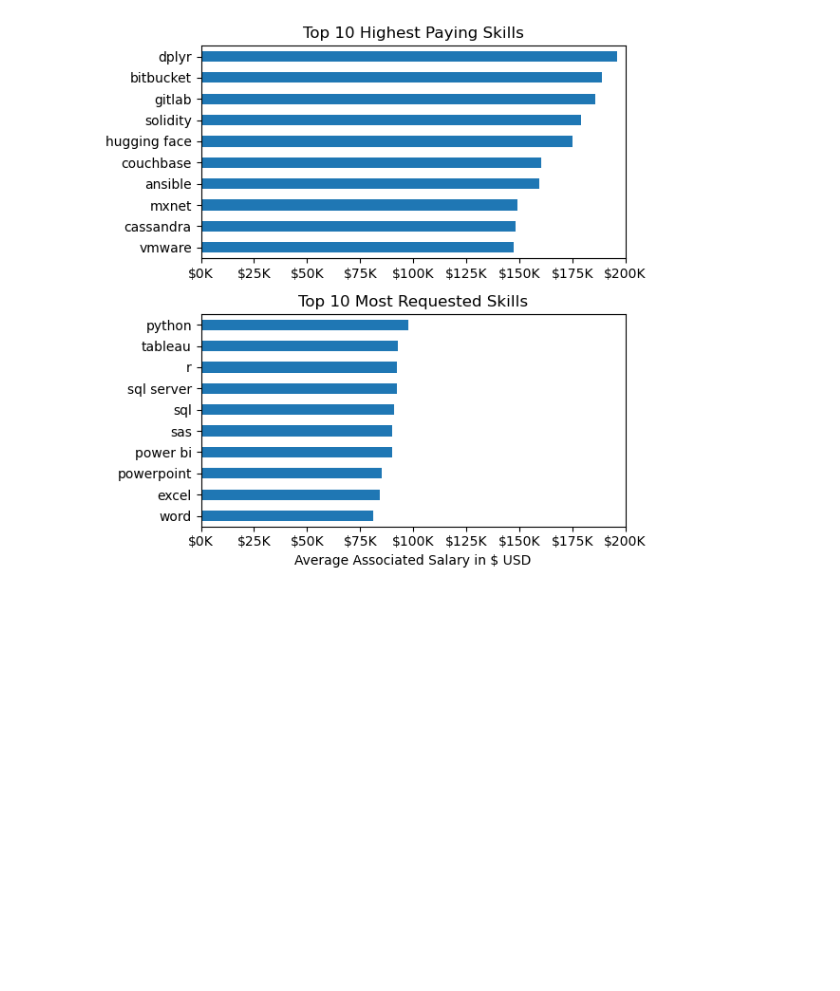
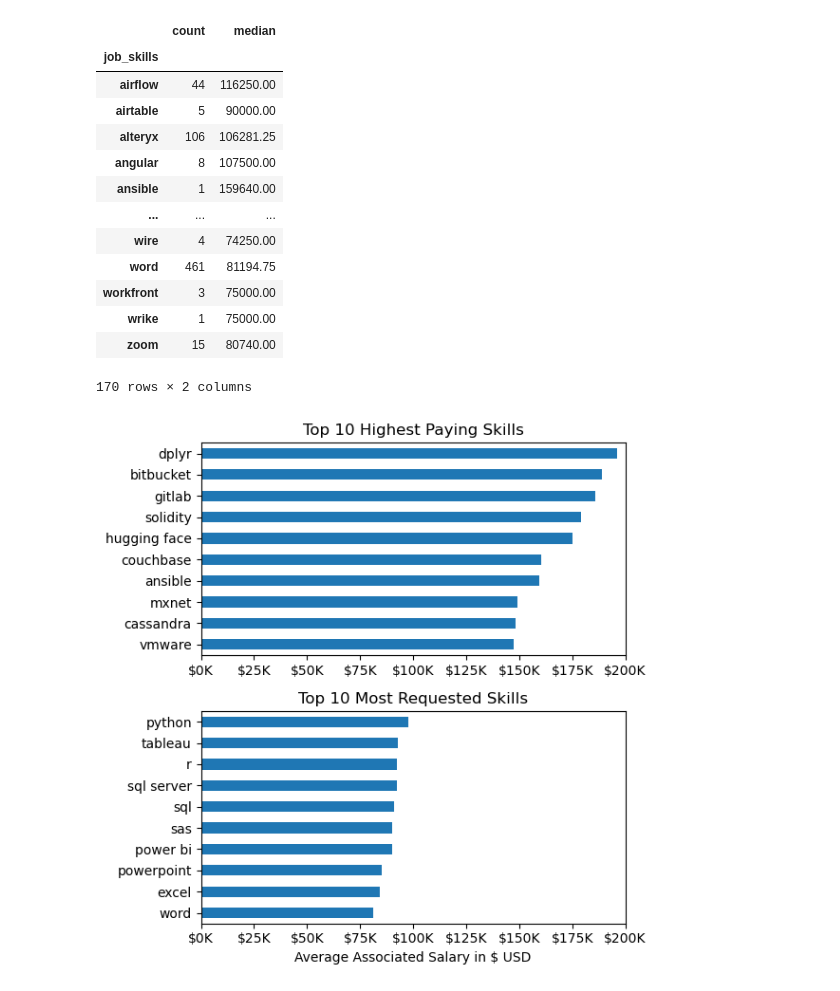
Before and after one commit to ConnorMcFad/Python_Data_Project, a Jupyter notebook: 2_Advanced/18_skill_pay_analysis.ipynb, the cells around one changed output. Drawn from its saved outputs; the diff is of its cells as text; code cells hidden in the pictures; blank space fills up the shorter version.

```diff
--- a/2_Advanced/18_skill_pay_analysis.ipynb
+++ b/2_Advanced/18_skill_pay_analysis.ipynb
@@ -25,6 +25,22 @@ df_DA_US = df_DA_US.dropna(subset='salary_year_avg')
 df_DA_US = df_DA_US.explode('job_skills')
 # %%
 df_DA_group = df_DA_US.groupby('job_skills')['salary_year_avg'].agg(['count', 'median'])
+df_DA_group
+# %% [output]
+|  | count | median |
+| job_skills |  |  |
+| airflow | 44 | 116250.00 |
+| airtable | 5 | 90000.00 |
+| alteryx | 106 | 106281.25 |
+| angular | 8 | 107500.00 |
+| ansible | 1 | 159640.00 |
+| ... | ... | ... |
+| wire | 4 | 74250.00 |
+| word | 461 | 81194.75 |
+| workfront | 3 | 75000.00 |
+| wrike | 1 | 75000.00 |
+| zoom | 15 | 80740.00 |
+170 rows × 2 columns
 # %%
 df_top_pay = df_DA_group.sort_values(by='median', ascending=False).head(10)
 df_DA_count = df_DA_group.sort_values(by='count', ascending=False).head(10).sort_values(by='median', ascending=False)
```
Also changed, not shown: 8 other files.
